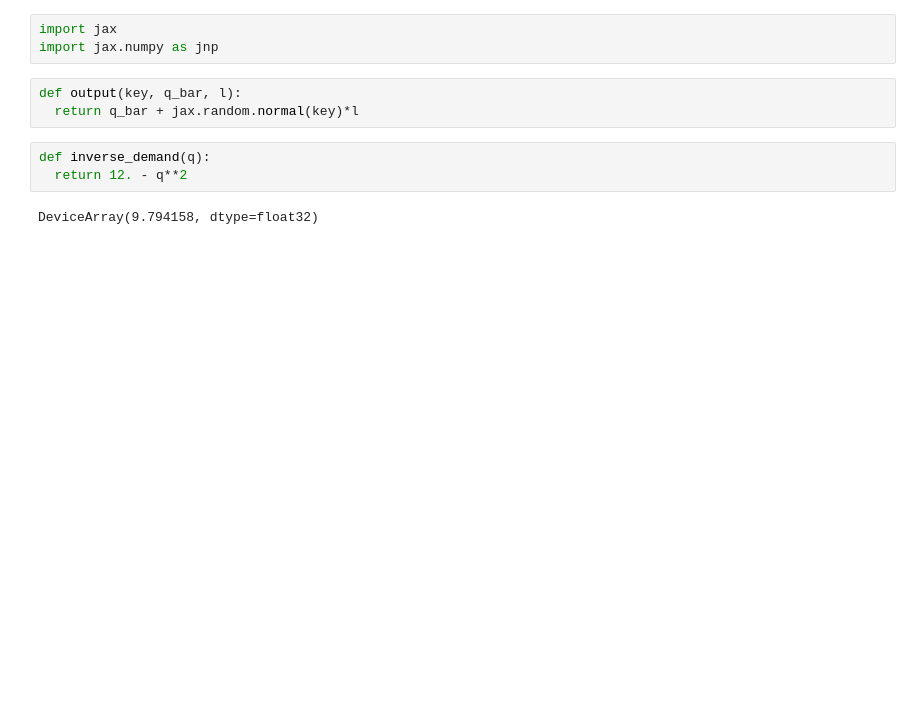
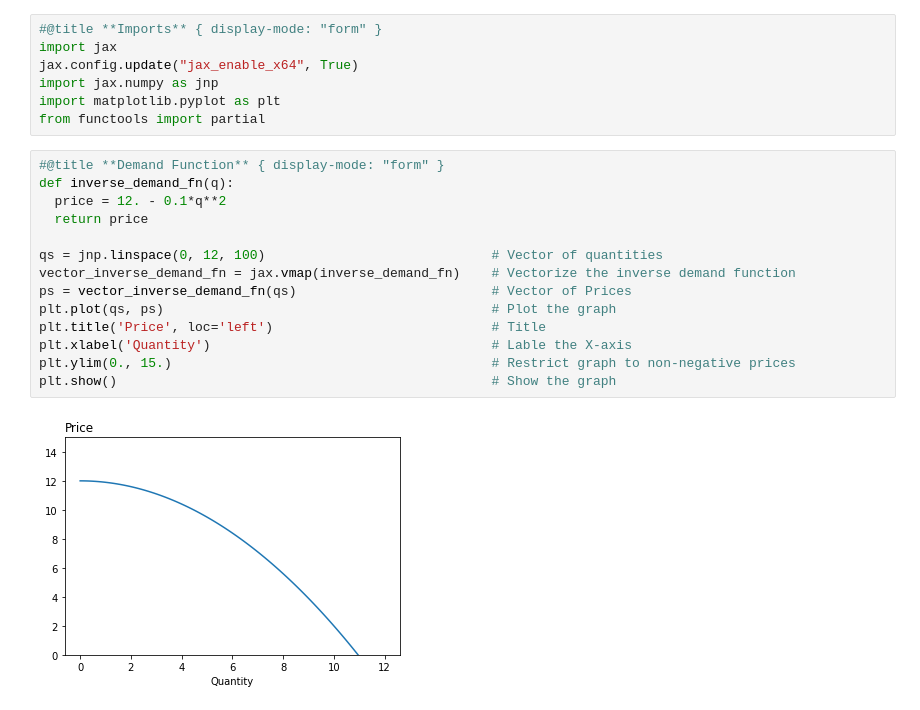
Before and after one commit to pharringtonp19/mecon, a Jupyter notebook: notebooks/practice_final/Supply_Shocks.ipynb, the cells around one changed output. Saved outputs shown, nothing was run; the diff lists cells and outputs as text; blank space fills up the shorter version.

```diff
--- a/notebooks/practice_final/Supply_Shocks.ipynb
+++ b/notebooks/practice_final/Supply_Shocks.ipynb
@@ -1,13 +1,25 @@
 # %% [markdown]
 <a href="https://colab.research.google.com/github/pharringtonp19/mecon/blob/main/notebooks/practice_final/Supply_Shocks.ipynb" target="_parent"><img src="https://colab.research.google.com/assets/colab-badge.svg" alt="Open In Colab"/></a>
-# %%
-import jax
-import jax.numpy as jnp
-# %%
-def output(key, q_bar, l):
-  return q_bar + jax.random.normal(key)*l
-# %%
-def inverse_demand(q):
-  return 12. - q**2
-# %% [output]
-DeviceArray(9.794158, dtype=float32)
+# %%
+#@title **Imports** { display-mode: "form" }
+import jax
+jax.config.update("jax_enable_x64", True)
+import jax.numpy as jnp
+import matplotlib.pyplot as plt
+from functools import partial
+# %%
+#@title **Demand Function** { display-mode: "form" }
+def inverse_demand_fn(q):
+  price = 12. - 0.1*q**2
+  return price
+
+qs = jnp.linspace(0, 12, 100)                             # Vector of quantities
+vector_inverse_demand_fn = jax.vmap(inverse_demand_fn)    # Vectorize the inverse demand function
+ps = vector_inverse_demand_fn(qs)                         # Vector of Prices
+plt.plot(qs, ps)                                          # Plot the graph
+plt.title('Price', loc='left')                            # Title
+plt.xlabel('Quantity')                                    # Lable the X-axis
+plt.ylim(0., 15.)                                         # Restrict graph to non-negative prices
+plt.show()                                                # Show the graph
+# %% [output]
+[figure, added]
```
Also changed, not shown: parts of 5 cells of this notebook.
